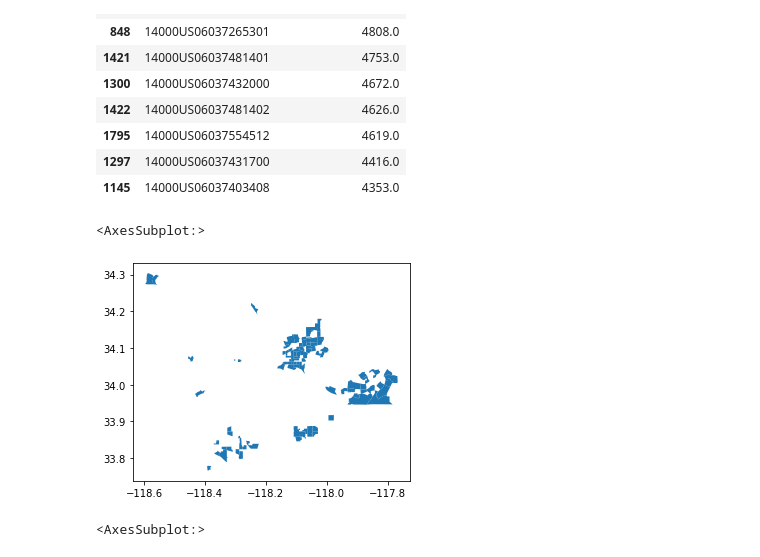
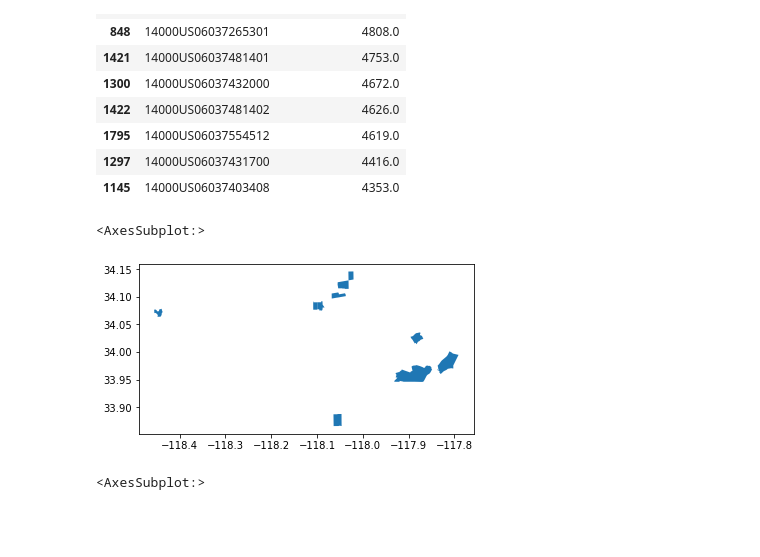
Before and after one commit to Crystalhuynh39/dh140, a Jupyter notebook: Assignment 4/Assignment04.ipynb, the cells around one changed output. Drawn from its saved outputs; the diff is of its cells as text; code cells hidden in the pictures; blank space fills up the shorter version.

```diff
--- a/Assignment 4/Assignment04.ipynb
+++ b/Assignment 4/Assignment04.ipynb
@@ -458,9 +458,9 @@ gdf_[['geoid','Non Hispanic Asian']].head(10)
 | 1145 | 14000US06037403408 | 4353.0 |
 # %%
 # plot it
-gdf_sorted.head(100).plot()
+gdf_NSA.head(10).plot()
 # %% [output]
 <AxesSubplot:>
-[figure, old version]
+[figure, new version]
 # %%
 # Make it prettier
```
Also changed, not shown: parts of 2 cells of this notebook.
